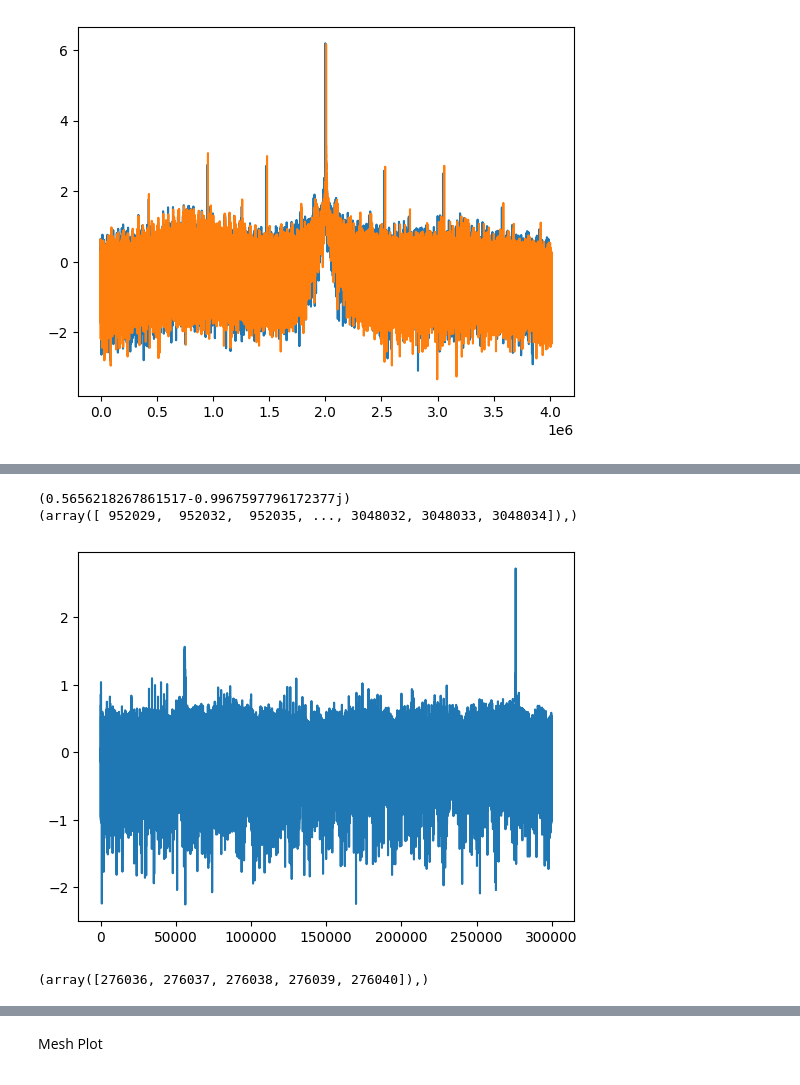
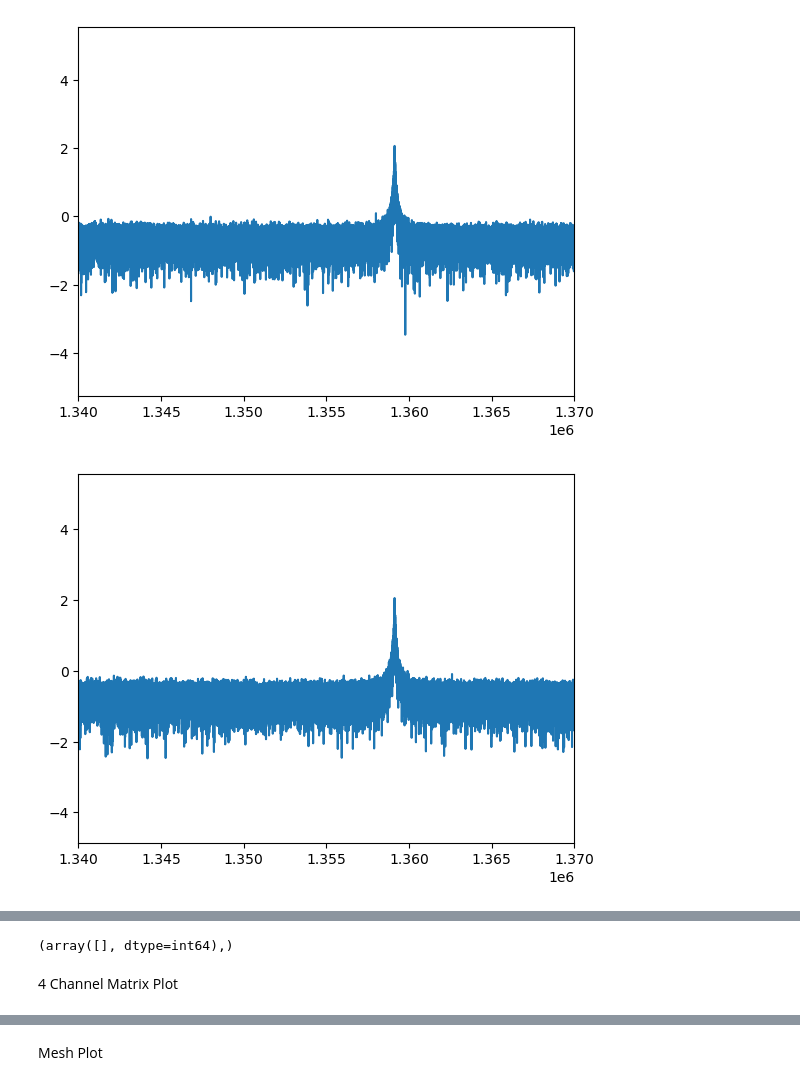
Before and after one commit to ConnectedSystemsLab/NFC, a Jupyter notebook: PrelimNFCPlot.ipynb, the cells around one changed output, grey strips where cells are left out. Cells and saved outputs as stored; diff of their text form; code cells hidden in the pictures.

```diff
--- a/PrelimNFCPlot.ipynb
+++ b/PrelimNFCPlot.ipynb
@@ -19,26 +19,28 @@ def read_complex_binary2(filename):
 #bin_value2 = [224037+1900000, 224038+1900000, 224039+1900000, 224040+1900000, 224041+1900000, 224042+1900000]
 bin = [281320 + 1200000, 281322 + 1200000, 281323 + 1200000, 281324 + 1200000, 281325 + 1200000, 281326 + 1200000, 281327 + 1200000, 281328 + 1200000, 281329 + 1200000, 281330 + 1200000]
 # %%
-examplefile = "/home/jshenoy2/ProjectEspana/feb_29/(180, 40)"
+examplefile = "/home/jshenoy2/ProjectEspana/4chan/(70, 70)_a"
 signal = read_complex_binary2(examplefile)
-examplefile = "/home/jshenoy2/ProjectEspana/feb_29/(180, 60)"
+examplefile = "/home/jshenoy2/ProjectEspana/4chan/(70, 70)_b"
 signal2 = read_complex_binary2(examplefile)
 
 np.fft.fftshift(np.fft.fft(signal))
 np.fft.fftshift(np.fft.fft(signal2))
 transformed_fft_sig = np.log10(np.fft.fftshift(np.fft.fft(signal)))
 transformed_fft_sig2 = np.log10(np.fft.fftshift(np.fft.fft(signal2)))
 plt.plot(transformed_fft_sig)
+plt.xlim(1.34e6, 1.37e6)
+plt.show()
 plt.plot(transformed_fft_sig2)
+plt.xlim(1.34e6, 1.37e6)
 plt.show()
-print(np.max(transformed_fft_sig[bin]))
 indices_low = np.where((transformed_fft_sig > 2) & (transformed_fft_sig < 4))
-print(np.where((transformed_fft_sig > 2) & (transformed_fft_sig < 4)))
-transformed_fft_sig = np.log10(np.fft.fftshift(np.fft.fft(signal)))[1200000:1500000]
+transformed_fft_sig = np.log10(np.fft.fftshift(np.fft.fft(signal)))[12500000:17000000]
 plt.plot(transformed_fft_sig)
 plt.show()
 print(np.where((transformed_fft_sig > 2) & (transformed_fft_sig < 4)))
 #low_value = transformed_fft_sig[bin_value1]
 #high_value = transformed_fft_sig[bin_value2]
 # %% [output]
-[figure, old version]
+[figure, new version]
+[figure, new version]
@@ -45,4 +48,3 @@ print(np.where((transformed_fft_sig > 2) & (transformed_fft_sig < 4)))
-(0.5656218267861517-0.9967597796172377j)
-(array([ 952029,  952032,  952035, ..., 3048032, 3048033, 3048034]),)
+(array([], dtype=int64),)
-[figure, old version]
-(array([276036, 276037, 276038, 276039, 276040]),)
+# %% [markdown]
+4 Channel Matrix Plot
```
Also changed, not shown: parts of 16 cells of this notebook, 2 other files.
